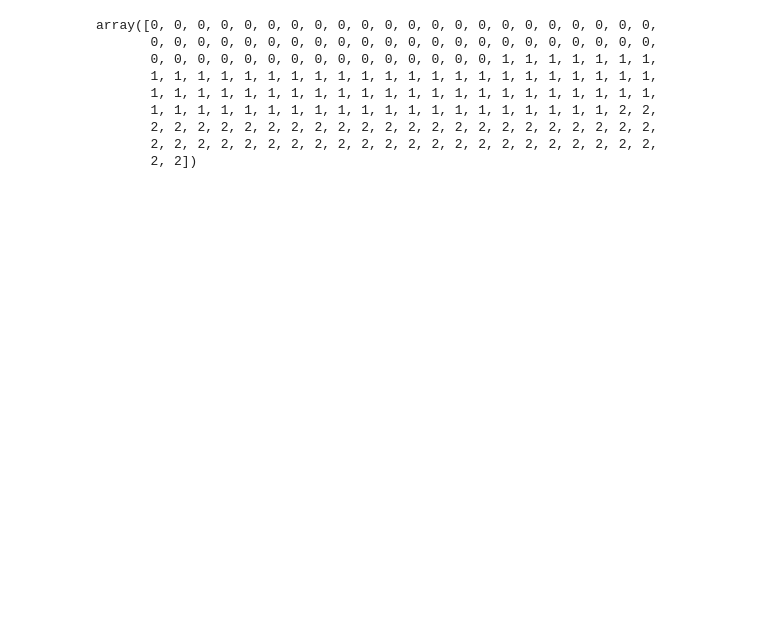
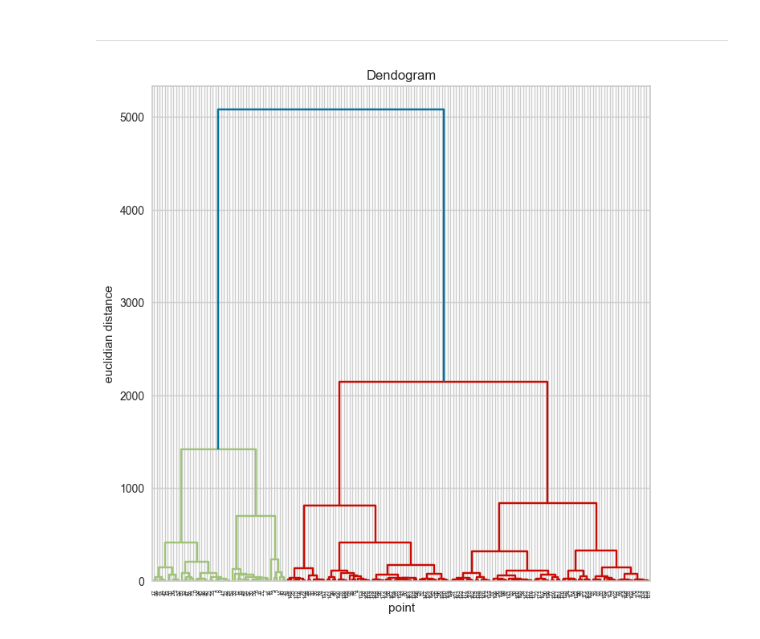
Before and after one commit to playnik94/PDS_3_DZ_Liashenko, a Jupyter notebook: Lesson_42/dz_42_2.ipynb, the cells around one changed output. Saved outputs shown, nothing was run; the diff lists cells and outputs as text; code cells hidden in the pictures; blank space fills up the shorter version.

```diff
--- a/Lesson_42/dz_42_2.ipynb
+++ b/Lesson_42/dz_42_2.ipynb
@@ -1,16 +1,21 @@
 # %%
 import pandas as pd
 import numpy as np
+from sklearn.decomposition import PCA
+from yellowbrick.cluster import KElbowVisualizer, kelbow_visualizer
 import matplotlib.pyplot as plt
-from sklearn import metrics
+from sklearn import metrics, datasets
 from sklearn.cluster import KMeans
-from sklearn.decomposition import PCA
-from sklearn import datasets
+import warnings
+warnings.filterwarnings('ignore')
 
-df = datasets.load_wine()
 
-y = df.target
+data = datasets.load_wine()
 
-model = KMeans(n_clusters=3)
-model.fit(df.data)
+
+df = pd.DataFrame(data.data, columns=data.feature_names)
+y = data.target
+
+PCA_df = PCA(n_components=2)
+PCA_df.fit(df)
 # %% [output]
@@ -85,14 +172,21 @@ for i in range(0, pca_2d.shape[0]):
-# %%
-labels = dbscan.labels_
-y = df.target
-y
-# %% [output]
-array([0, 0, 0, 0, 0, 0, 0, 0, 0, 0, 0, 0, 0, 0, 0, 0, 0, 0, 0, 0, 0, 0,
-       0, 0, 0, 0, 0, 0, 0, 0, 0, 0, 0, 0, 0, 0, 0, 0, 0, 0, 0, 0, 0, 0,
-       0, 0, 0, 0, 0, 0, 0, 0, 0, 0, 0, 0, 0, 0, 0, 1, 1, 1, 1, 1, 1, 1,
-       1, 1, 1, 1, 1, 1, 1, 1, 1, 1, 1, 1, 1, 1, 1, 1, 1, 1, 1, 1, 1, 1,
-       1, 1, 1, 1, 1, 1, 1, 1, 1, 1, 1, 1, 1, 1, 1, 1, 1, 1, 1, 1, 1, 1,
-       1, 1, 1, 1, 1, 1, 1, 1, 1, 1, 1, 1, 1, 1, 1, 1, 1, 1, 1, 1, 2, 2,
-       2, 2, 2, 2, 2, 2, 2, 2, 2, 2, 2, 2, 2, 2, 2, 2, 2, 2, 2, 2, 2, 2,
-       2, 2, 2, 2, 2, 2, 2, 2, 2, 2, 2, 2, 2, 2, 2, 2, 2, 2, 2, 2, 2, 2,
-       2, 2])
+# %% [markdown]
+---------------------
+# %%
+from scipy.cluster.hierarchy import dendrogram, fcluster, linkage
+
+
+model_hierarchy = linkage(transform_df, method='ward')
+
+
+plt.figure(figsize=(8, 8))
+dendrogram(model_hierarchy,
+           orientation='top',
+           distance_sort='descenting',
+           show_leaf_counts=True, leaf_rotation=90)
+
+plt.title('Dendogram')
+plt.xlabel('point')
+plt.ylabel('euclidian distance')
+plt.show()
+# %% [output]
+[figure, added]
```
Also changed, not shown: parts of 25 cells of this notebook.
